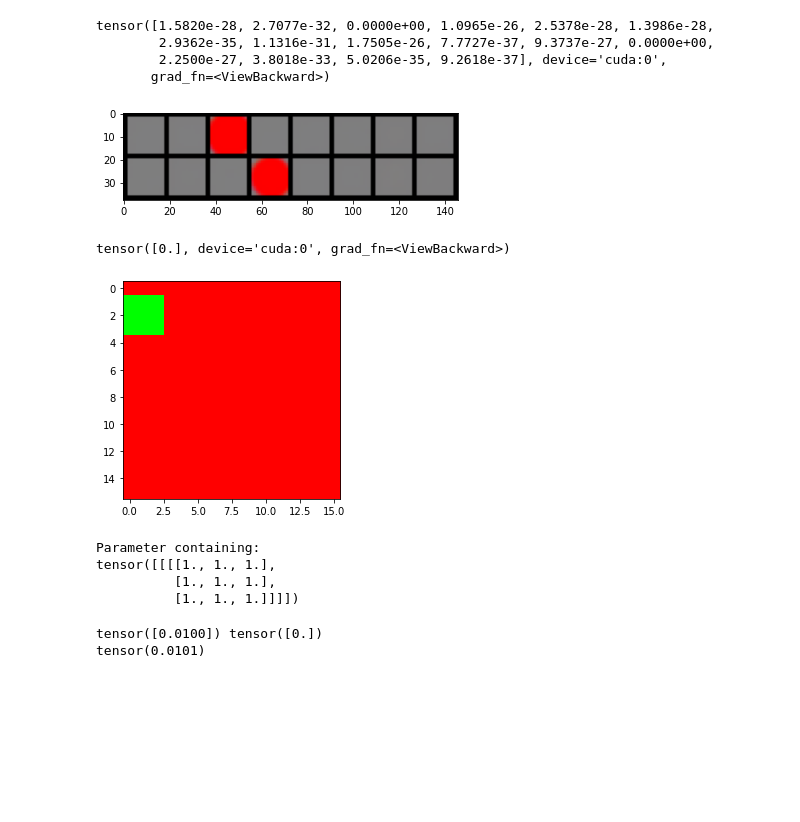
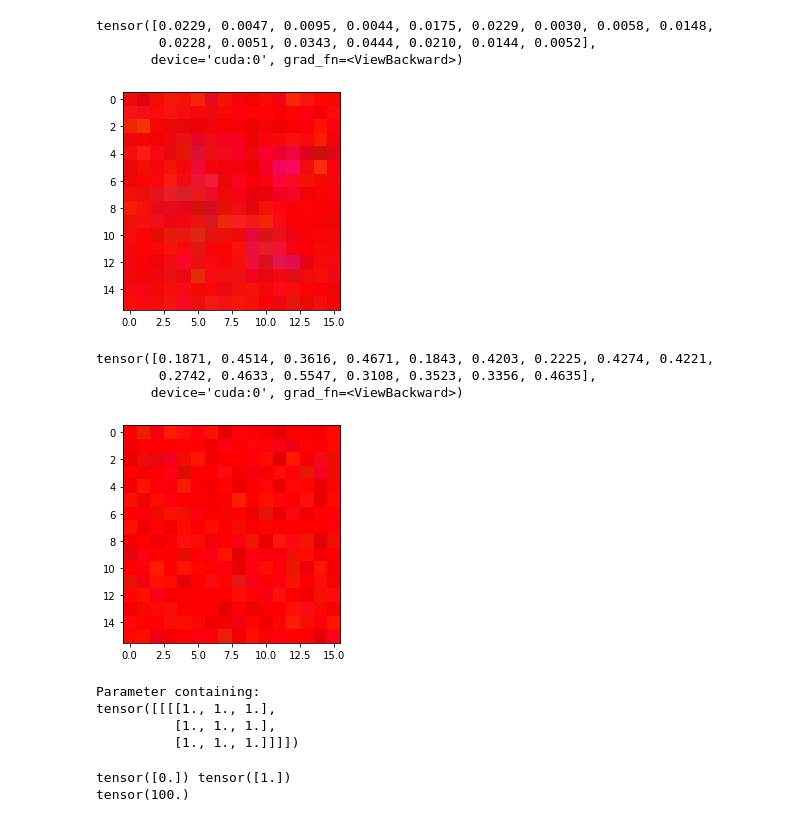
Before and after one commit to AustinXY/pconv-toy, a Jupyter notebook: pconv-toy.ipynb, the cells around one changed output. Drawn from its saved outputs; the diff is of its cells as text; code cells hidden in the pictures; blank space fills up the shorter version.

```diff
--- a/pconv-toy.ipynb
+++ b/pconv-toy.ipynb
@@ -459,22 +428,23 @@ for count in range(1, max_count):
 # %%
 netG.eval()
 _noise = Variable(torch.FloatTensor(batch_size, nz)).cuda()
 _noise.data.normal_(0, 1)
-imshow(netG(_noise))
+imshow(netG(_noise)[0])
 netD(netG(_noise))
 # %% [output]
-tensor([1.5820e-28, 2.7077e-32, 0.0000e+00, 1.0965e-26, 2.5378e-28, 1.3986e-28,
-        2.9362e-35, 1.1316e-31, 1.7505e-26, 7.7727e-37, 9.3737e-27, 0.0000e+00,
-        2.2500e-27, 3.8018e-33, 5.0206e-35, 9.2618e-37], device='cuda:0',
-       grad_fn=<ViewBackward>)
+tensor([0.0229, 0.0047, 0.0095, 0.0044, 0.0175, 0.0229, 0.0030, 0.0058, 0.0148,
+        0.0228, 0.0051, 0.0343, 0.0444, 0.0210, 0.0144, 0.0052],
+       device='cuda:0', grad_fn=<ViewBackward>)
-[figure, old version]
+[figure, new version]
 # %%
-im, _ = prepare_data(1, 3)
+im, mk = prepare_data(batch_size, 8)
 imshow(im[0])
 netD(im)
 # %% [output]
-tensor([0.], device='cuda:0', grad_fn=<ViewBackward>)
+tensor([0.1871, 0.4514, 0.3616, 0.4671, 0.1843, 0.4203, 0.2225, 0.4274, 0.4221,
+        0.2742, 0.4633, 0.5547, 0.3108, 0.3523, 0.3356, 0.4635],
+       device='cuda:0', grad_fn=<ViewBackward>)
-[figure, old version]
+[figure, new version]
 # %%
 conv2d = PartialConv2d(3, 1, 3, 2, 0, bias=False)
 conv = PartialConv(3, 1, 3, 2, 0, bias=False)
@@ -489,13 +459,13 @@ tensor([[[[1., 1., 1.],
 L = nn.BCELoss()
 # %%
 # x = torch.zeros(1)
-x = torch.tensor([1e-2])
-y = torch.zeros(1)
+x = torch.tensor([0.])
+y = torch.ones(1)
 print(x, y)
 print(L(x, y))
 # %% [output]
-tensor([0.0100]) tensor([0.])
-tensor(0.0101)
+tensor([0.]) tensor([1.])
+tensor(100.)
 # %%
 L(x, y)
 # %% [output]
```
Also changed, not shown: parts of 12 cells of this notebook.
